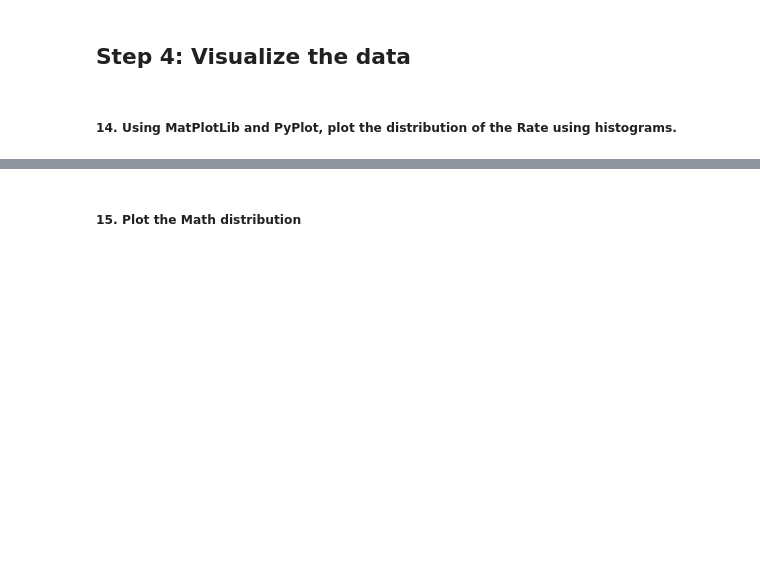
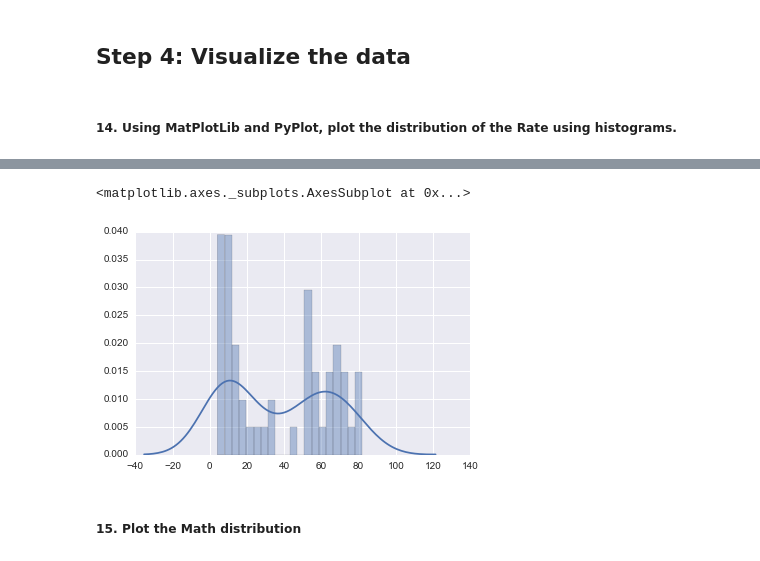
Before and after one commit to sambozek/DSI-SF-1-sebozek, a Jupyter notebook: projects/project-01/starter-code/project_1.ipynb, the cells around one changed output, grey strips where cells are left out. Saved outputs shown, nothing was run; the diff lists cells and outputs as text; code cells hidden in the pictures; blank space fills up the shorter version.

```diff
--- a/projects/project-01/starter-code/project_1.ipynb
+++ b/projects/project-01/starter-code/project_1.ipynb
@@ -169,0 +246,4 @@ import
+# %%
+sat = pd.read_csv(sat_file)
+
+sat.head()
@@ -170,2 +257,9 @@ import
+# %%
+rate = sat.Rate.values
+
+sns.distplot(rate, bins = 20)
+# %% [output]
+<matplotlib.axes._subplots.AxesSubplot at 0x...>
+[figure, added]
 # %% [markdown]
 ##### 15. Plot the Math distribution
```
Also changed, not shown: parts of 16 cells of this notebook, 11 other files.
